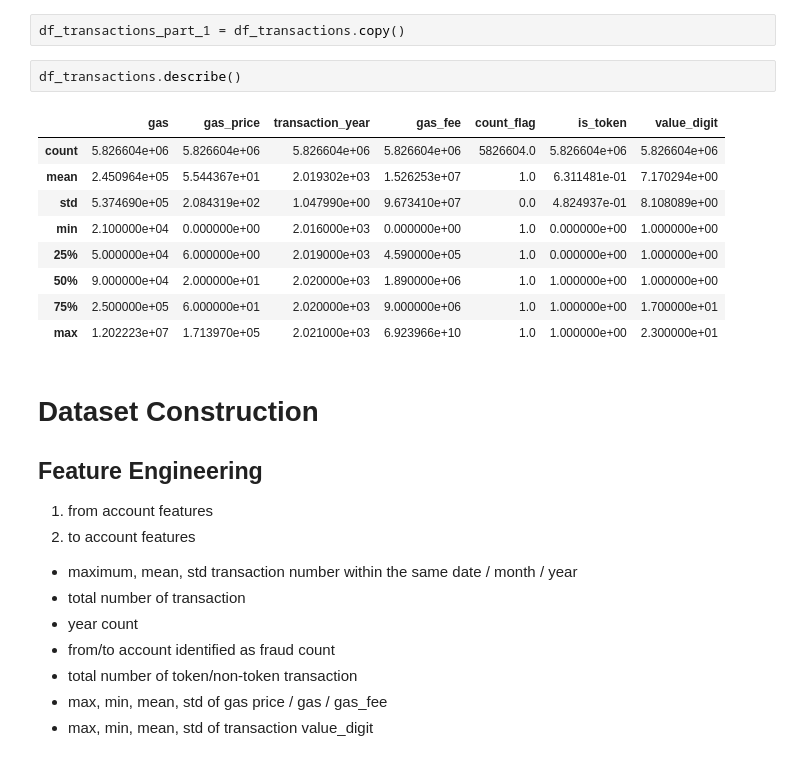
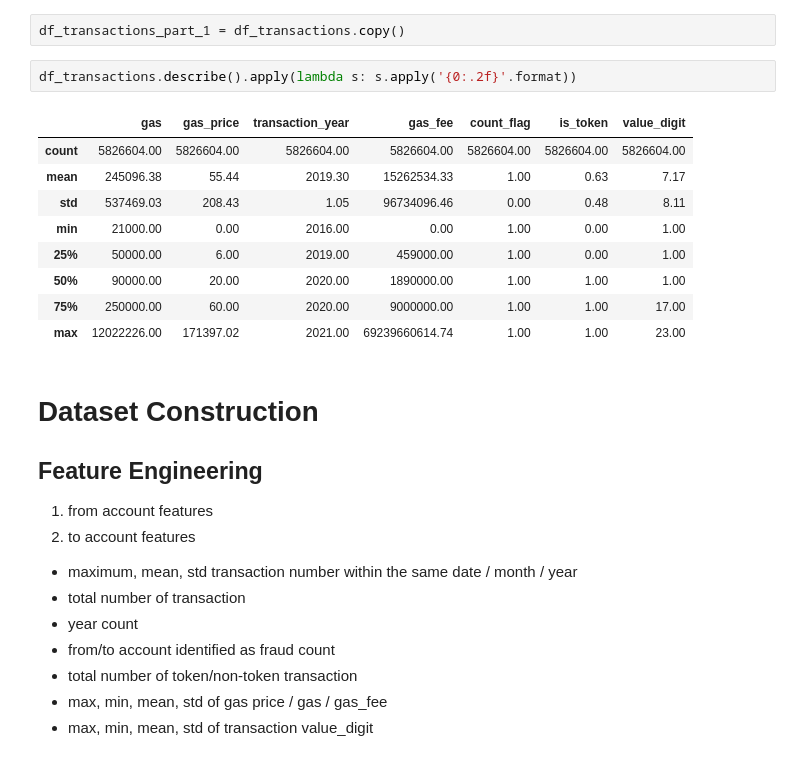
Before and after one commit to LetianY/ethereum-fraud-detection, a Jupyter notebook: fraud_detection.ipynb, the cells around one changed output. Cells and saved outputs as stored; diff of their text form.

```diff
--- a/fraud_detection.ipynb
+++ b/fraud_detection.ipynb
@@ -68,18 +68,18 @@ df_transactions['is_token'] = np.where(df_transactions['value']=='0', 1, 0)
 df_transactions['value_digit'] = df_transactions.value.apply(lambda x: len(x))
 # %%
 df_transactions_part_1 = df_transactions.copy()
-# %%
-df_transactions.describe()
-# %% [output]
-|  | gas | gas_price | transaction_year | gas_fee | count_flag | is_token | value_digit |
-| count | 5.826604e+06 | 5.826604e+06 | 5.826604e+06 | 5.826604e+06 | 5826604.0 | 5.826604e+06 | 5.826604e+06 |
-| mean | 2.450964e+05 | 5.544367e+01 | 2.019302e+03 | 1.526253e+07 | 1.0 | 6.311481e-01 | 7.170294e+00 |
-| std | 5.374690e+05 | 2.084319e+02 | 1.047990e+00 | 9.673410e+07 | 0.0 | 4.824937e-01 | 8.108089e+00 |
-| min | 2.100000e+04 | 0.000000e+00 | 2.016000e+03 | 0.000000e+00 | 1.0 | 0.000000e+00 | 1.000000e+00 |
-| 25% | 5.000000e+04 | 6.000000e+00 | 2.019000e+03 | 4.590000e+05 | 1.0 | 0.000000e+00 | 1.000000e+00 |
-| 50% | 9.000000e+04 | 2.000000e+01 | 2.020000e+03 | 1.890000e+06 | 1.0 | 1.000000e+00 | 1.000000e+00 |
-| 75% | 2.500000e+05 | 6.000000e+01 | 2.020000e+03 | 9.000000e+06 | 1.0 | 1.000000e+00 | 1.700000e+01 |
-| max | 1.202223e+07 | 1.713970e+05 | 2.021000e+03 | 6.923966e+10 | 1.0 | 1.000000e+00 | 2.300000e+01 |
+# %%
+df_transactions.describe().apply(lambda s: s.apply('{0:.2f}'.format))
+# %% [output]
+|  | gas | gas_price | transaction_year | gas_fee | count_flag | is_token | value_digit |
+| count | 5826604.00 | 5826604.00 | 5826604.00 | 5826604.00 | 5826604.00 | 5826604.00 | 5826604.00 |
+| mean | 245096.38 | 55.44 | 2019.30 | 15262534.33 | 1.00 | 0.63 | 7.17 |
+| std | 537469.03 | 208.43 | 1.05 | 96734096.46 | 0.00 | 0.48 | 8.11 |
+| min | 21000.00 | 0.00 | 2016.00 | 0.00 | 1.00 | 0.00 | 1.00 |
+| 25% | 50000.00 | 6.00 | 2019.00 | 459000.00 | 1.00 | 0.00 | 1.00 |
+| 50% | 90000.00 | 20.00 | 2020.00 | 1890000.00 | 1.00 | 1.00 | 1.00 |
+| 75% | 250000.00 | 60.00 | 2020.00 | 9000000.00 | 1.00 | 1.00 | 17.00 |
+| max | 12022226.00 | 171397.02 | 2021.00 | 69239660614.74 | 1.00 | 1.00 | 23.00 |
 # %% [markdown]
 # Dataset Construction
 
```
Also changed, not shown: 2 other files.
